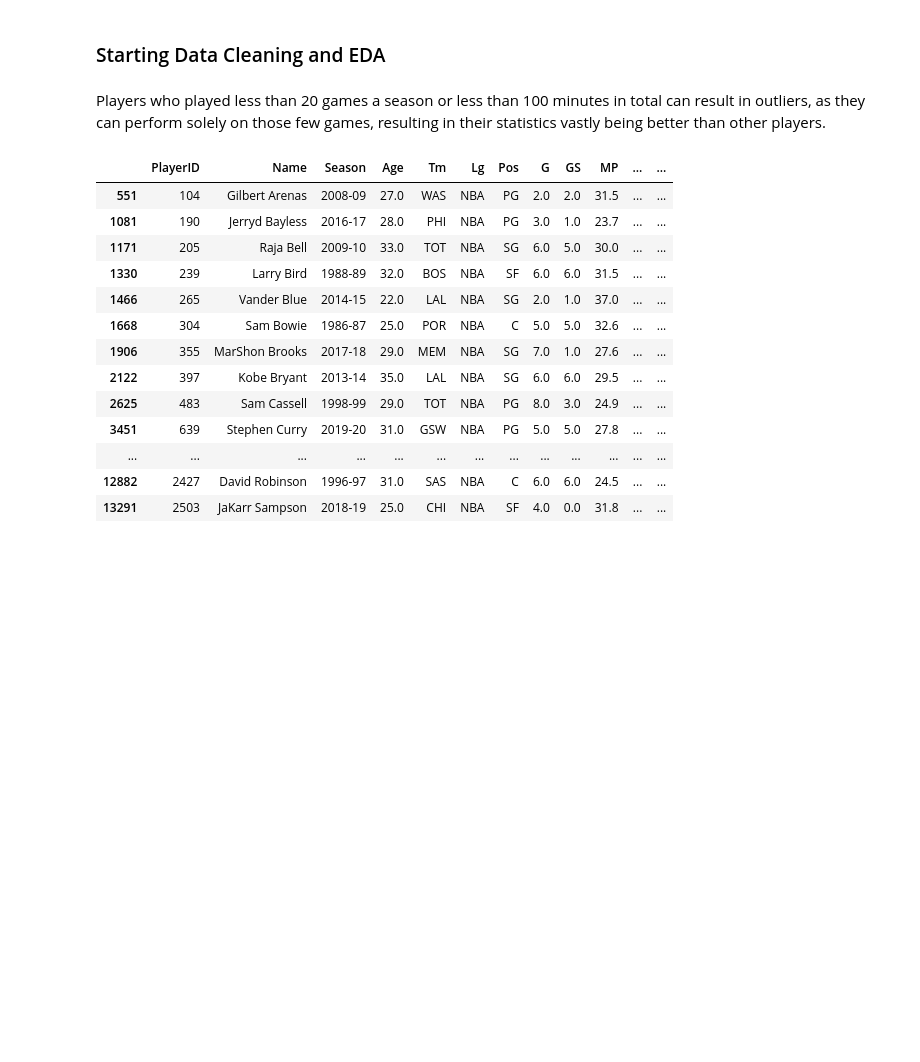
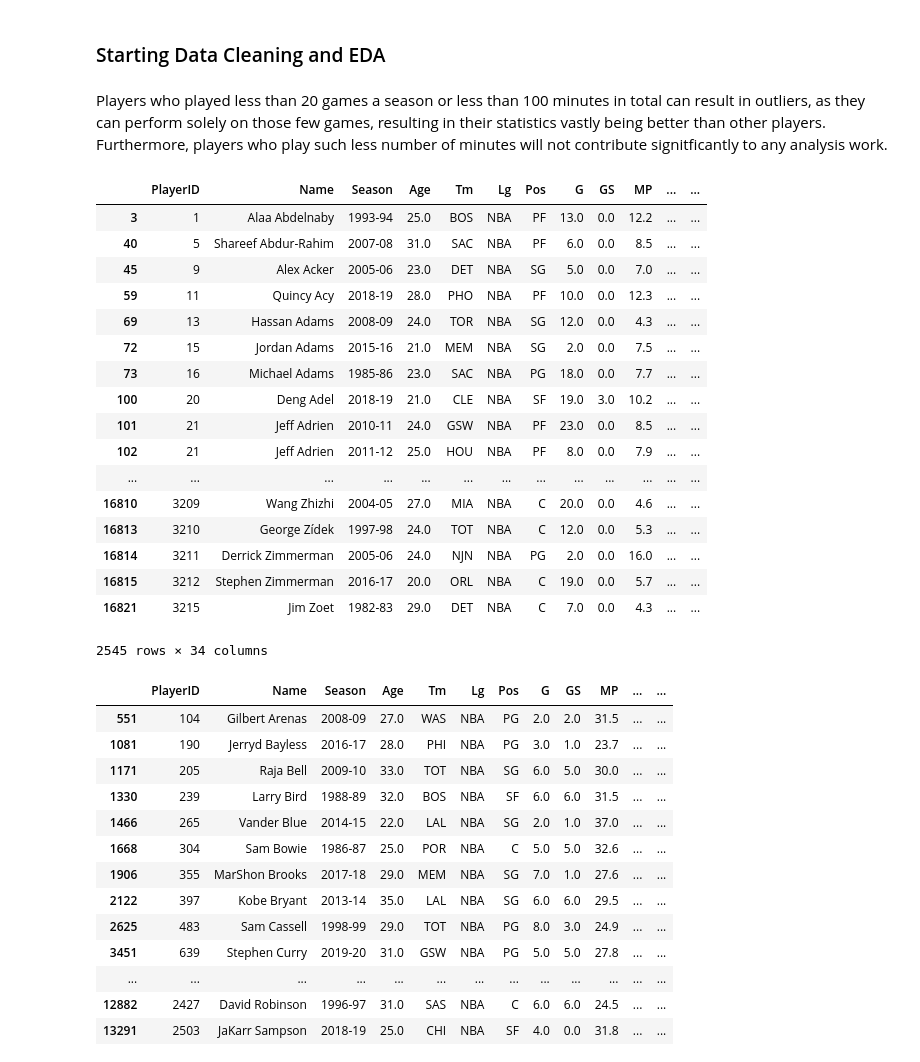
Before and after one commit to Pasindu19970808/NBAData, a Jupyter notebook: NBA_EDA.ipynb, the cells around one changed output. Drawn from its saved outputs; the diff is of its cells as text; code cells hidden in the pictures; blank space fills up the shorter version.

```diff
--- a/NBA_EDA.ipynb
+++ b/NBA_EDA.ipynb
@@ -213,5 +213,32 @@ nba_data_df.head(30)
 # %%
 cleaning_data_set = nba_data_df.copy()
 # %% [markdown]
-Players who played less than 20 games a season or less than 100 minutes in total can result in outliers, as they can perform solely on those few games, resulting in their statistics vastly being better than other players.
+Players who played less than 20 games a season or less than 100 minutes in total can result in outliers, as they can perform solely on those few games, resulting in their statistics vastly being better than other players. Furthermore, players who play such less number of minutes will not contribute signitficantly to any analysis work.
+# %%
+lessminutes = cleaning_data_set.loc[(cleaning_data_set["G"]<30) & (cleaning_data_set["G"].astype(float)*(cleaning_data_set["MP"].astype(float))<200)]
+lessminutes["Total Minutes"] = lessminutes["MP"].astype(float) * lessminutes["G"].astype(float)
+lessminutes["G"] = lessminutes["G"].astype(float)
+lessminutes["Total Minutes"] = lessminutes["Total Minutes"].astype(float)
+lessminutes["PTS"] = lessminutes["PTS"].astype(float)
+lessminutes
+#& (cleaning_data_set["PTS"]>10)
+# %% [output]
+|  | PlayerID | Name | Season | Age | Tm | Lg | Pos | G | GS | MP | ... | ... |
+| 3 | 1 | Alaa Abdelnaby | 1993-94 | 25.0 | BOS | NBA | PF | 13.0 | 0.0 | 12.2 | ... | ... |
+| 40 | 5 | Shareef Abdur-Rahim | 2007-08 | 31.0 | SAC | NBA | PF | 6.0 | 0.0 | 8.5 | ... | ... |
+| 45 | 9 | Alex Acker | 2005-06 | 23.0 | DET | NBA | SG | 5.0 | 0.0 | 7.0 | ... | ... |
+| 59 | 11 | Quincy Acy | 2018-19 | 28.0 | PHO | NBA | PF | 10.0 | 0.0 | 12.3 | ... | ... |
+| 69 | 13 | Hassan Adams | 2008-09 | 24.0 | TOR | NBA | SG | 12.0 | 0.0 | 4.3 | ... | ... |
+| 72 | 15 | Jordan Adams | 2015-16 | 21.0 | MEM | NBA | SG | 2.0 | 0.0 | 7.5 | ... | ... |
+| 73 | 16 | Michael Adams | 1985-86 | 23.0 | SAC | NBA | PG | 18.0 | 0.0 | 7.7 | ... | ... |
+| 100 | 20 | Deng Adel | 2018-19 | 21.0 | CLE | NBA | SF | 19.0 | 3.0 | 10.2 | ... | ... |
+| 101 | 21 | Jeff Adrien | 2010-11 | 24.0 | GSW | NBA | PF | 23.0 | 0.0 | 8.5 | ... | ... |
+| 102 | 21 | Jeff Adrien | 2011-12 | 25.0 | HOU | NBA | PF | 8.0 | 0.0 | 7.9 | ... | ... |
+| ... | ... | ... | ... | ... | ... | ... | ... | ... | ... | ... | ... | ... |
+| 16810 | 3209 | Wang Zhizhi | 2004-05 | 27.0 | MIA | NBA | C | 20.0 | 0.0 | 4.6 | ... | ... |
+| 16813 | 3210 | George Zídek | 1997-98 | 24.0 | TOT | NBA | C | 12.0 | 0.0 | 5.3 | ... | ... |
+| 16814 | 3211 | Derrick Zimmerman | 2005-06 | 24.0 | NJN | NBA | PG | 2.0 | 0.0 | 16.0 | ... | ... |
+| 16815 | 3212 | Stephen Zimmerman | 2016-17 | 20.0 | ORL | NBA | C | 19.0 | 0.0 | 5.7 | ... | ... |
+| 16821 | 3215 | Jim Zoet | 1982-83 | 29.0 | DET | NBA | C | 7.0 | 0.0 | 4.3 | ... | ... |
+2545 rows × 34 columns
 # %%
```
Also changed, not shown: parts of 24 cells of this notebook, 1 other file.
